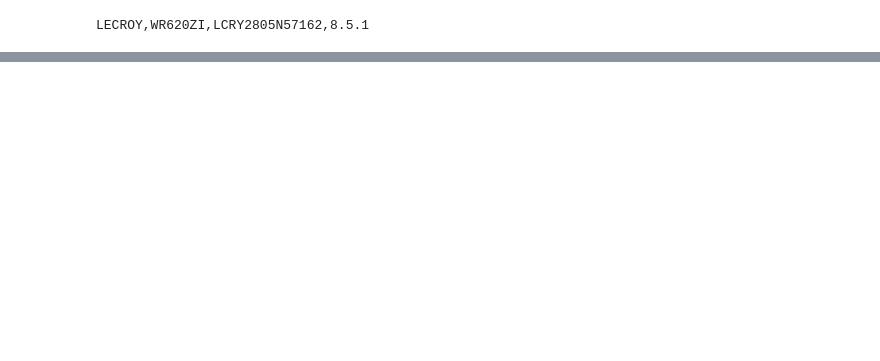
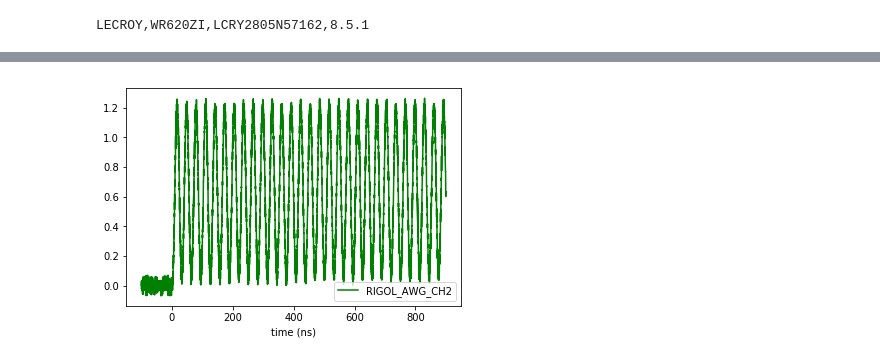
Before and after one commit to acidbourbon/mdc_simsuite, a Jupyter notebook: workdir/jupyter/lecroy_automation_example.ipynb, the cells around one changed output, grey strips where cells are left out. Drawn from its saved outputs; the diff is of its cells as text; code cells hidden in the pictures; blank space fills up the shorter version.

```diff
--- a/workdir/jupyter/lecroy_automation_example.ipynb
+++ b/workdir/jupyter/lecroy_automation_example.ipynb
@@ -69,0 +76,18 @@ PASTTREC LVDS tot => mean: 1.174936e-07, stdev: 1.091288e-09
+# %%
+# record a waveform with a different trigger
+
+lecroy.set_trig_source("D10")
+
+time, wfm = lecroy.capture_waveforms([
+    s["RIGOL_AWG_CH2"]
+])
+
+time_ns = time*1e9
+
+
+plt.plot(time_ns,wfm[s["RIGOL_AWG_CH2"]] ,"g" ,label="RIGOL_AWG_CH2")
+plt.legend()
+plt.xlabel("time (ns)")
+plt.show()
+# %% [output]
+[figure, added]
```
Also changed, not shown: parts of 3 cells of this notebook, 1 other file.
